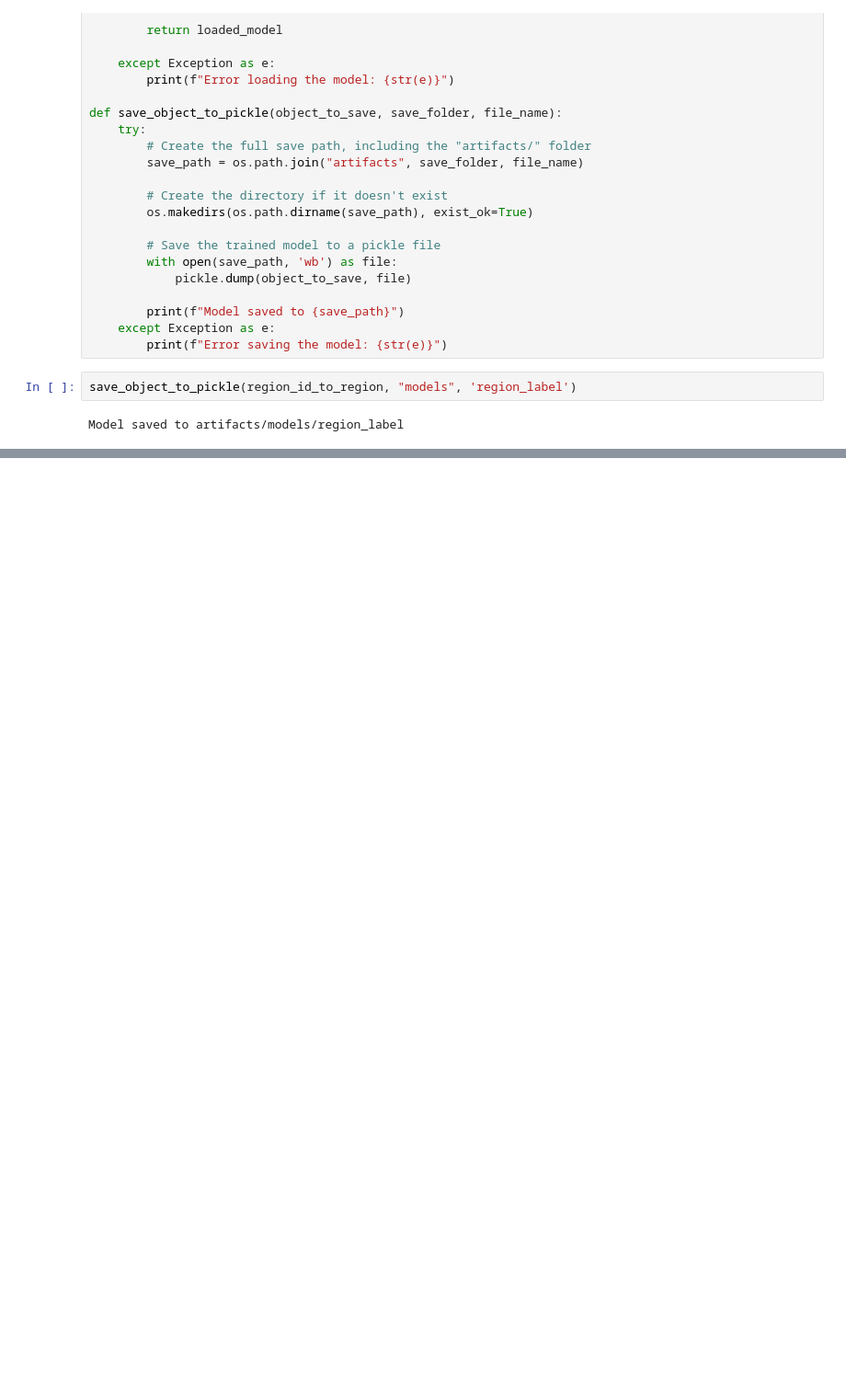
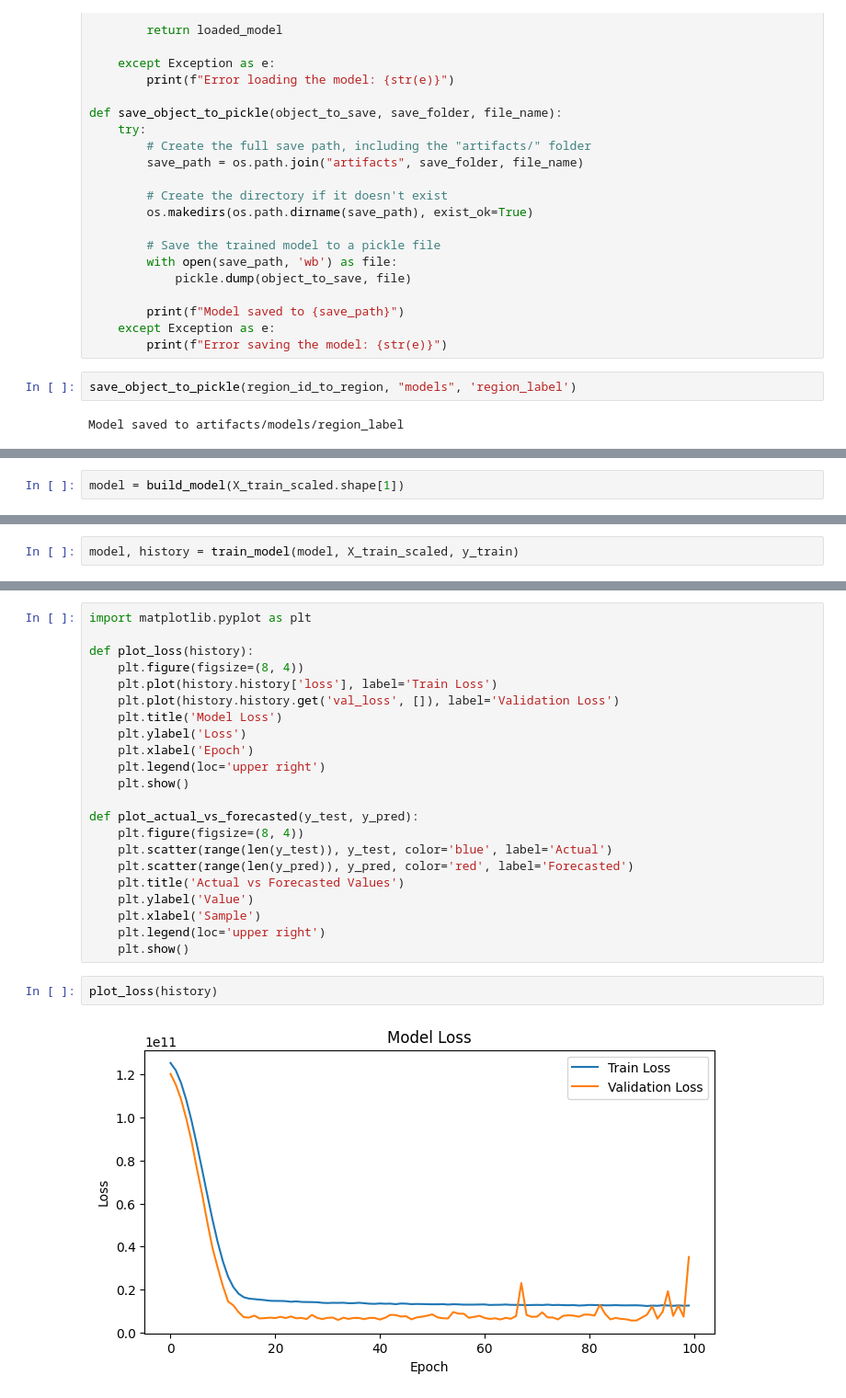
Before and after one commit to MurariHarish/Zillow-data-ML-project, a Jupyter notebook: notebook/02_data_preprocessing.ipynb, the cells around one changed output, grey strips where cells are left out. Shown: that part at 92% size. Cells and saved outputs as stored; diff of their text form; blank space fills up the shorter version.

```diff
--- a/notebook/02_data_preprocessing.ipynb
+++ b/notebook/02_data_preprocessing.ipynb
@@ -534,0 +638,2 @@ Model saved to artifacts/models/region_label
+# %%
+model = build_model(X_train_scaled.shape[1])
@@ -534,0 +642,2 @@ Model saved to artifacts/models/region_label
+# %%
+model, history = train_model(model, X_train_scaled, y_train)
@@ -534,0 +663,26 @@ Model saved to artifacts/models/region_label
+# %%
+import matplotlib.pyplot as plt
+
+def plot_loss(history):
+    plt.figure(figsize=(8, 4))
+    plt.plot(history.history['loss'], label='Train Loss')
+    plt.plot(history.history.get('val_loss', []), label='Validation Loss')
+    plt.title('Model Loss')
+    plt.ylabel('Loss')
+    plt.xlabel('Epoch')
+    plt.legend(loc='upper right')
+    plt.show()
+
+def plot_actual_vs_forecasted(y_test, y_pred):
+    plt.figure(figsize=(8, 4))
+    plt.scatter(range(len(y_test)), y_test, color='blue', label='Actual')
+    plt.scatter(range(len(y_pred)), y_pred, color='red', label='Forecasted')
+    plt.title('Actual vs Forecasted Values')
+    plt.ylabel('Value')
+    plt.xlabel('Sample')
+    plt.legend(loc='upper right')
+    plt.show()
+# %%
+plot_loss(history)
+# %% [output]
+[figure, added]
```
Also changed, not shown: parts of 15 cells of this notebook, 11 other files.
